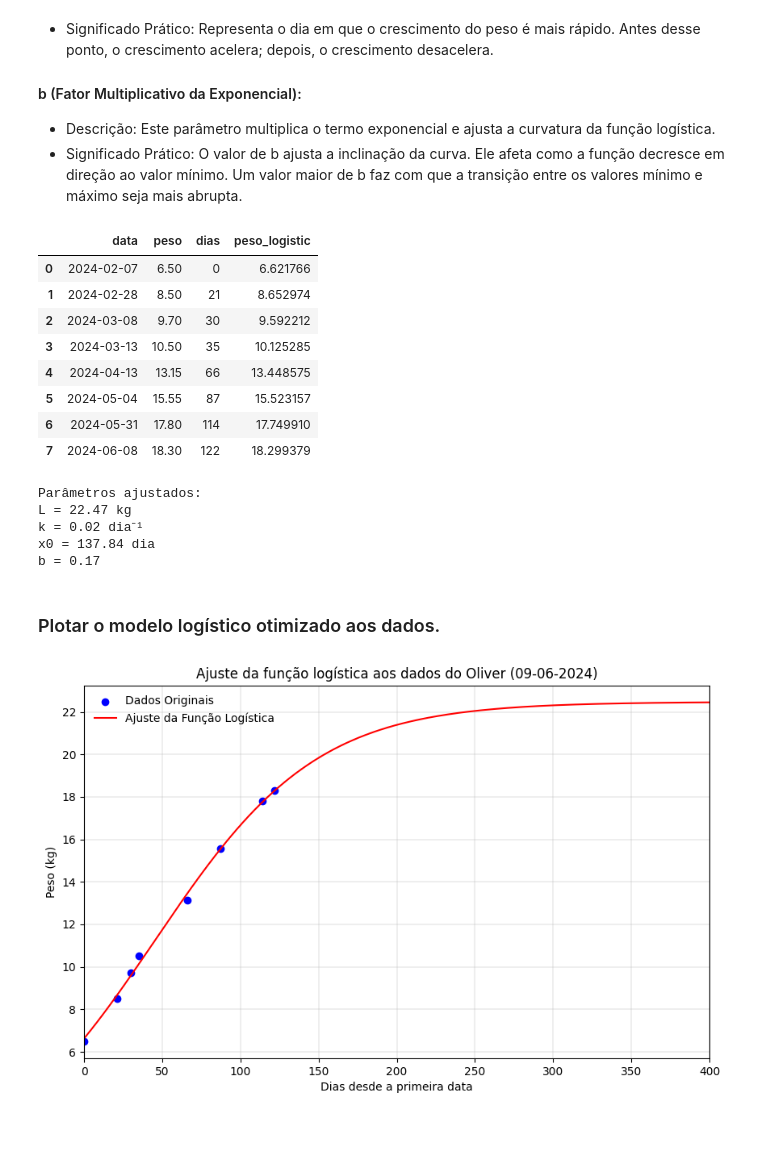
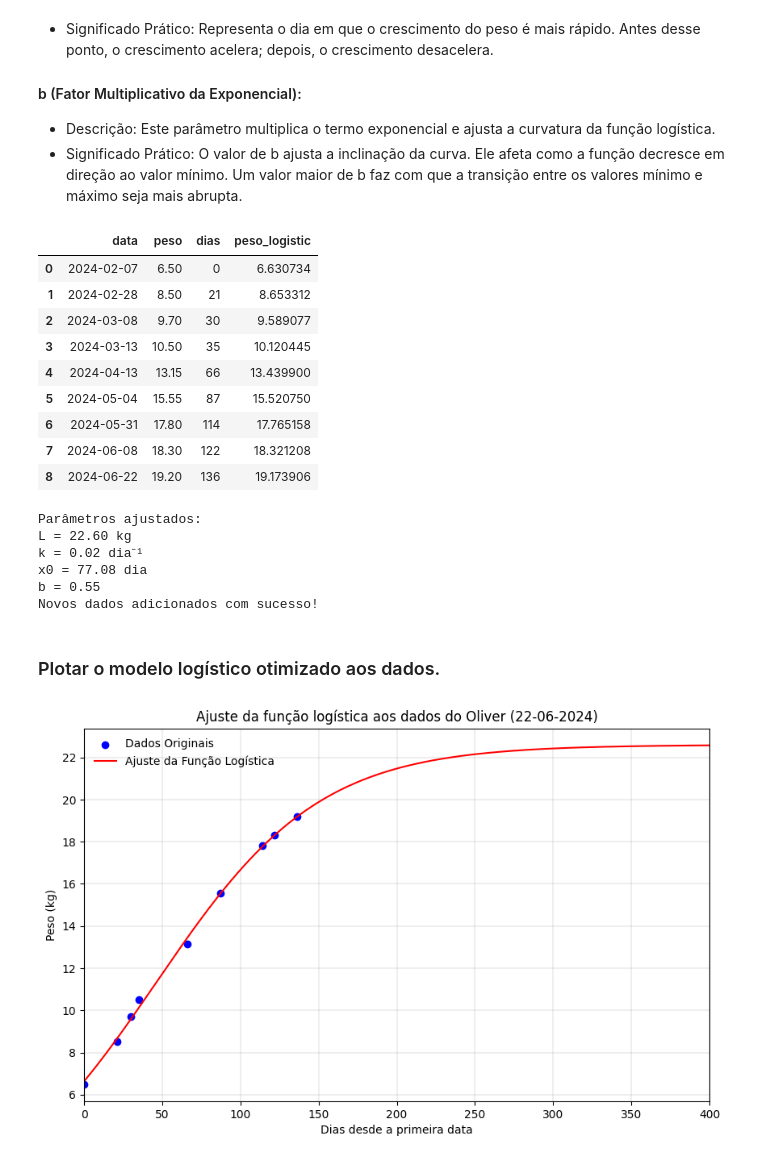
Before and after one commit to willc127/peso_Oliver, a Jupyter notebook: funcao_logistica.ipynb, the cells around one changed output. Drawn from its saved outputs; the diff is of its cells as text; code cells hidden in the pictures; blank space fills up the shorter version.

Commit message:
novo registro e análise com modelo anterior

```diff
--- a/funcao_logistica.ipynb
+++ b/funcao_logistica.ipynb
@@ -73,36 +74,56 @@ def logistic_function(x, L, k, x0, b):
     return L / (1 + b * np.exp(-k * (x - x0)))
 # %%
 # Parâmetros iniciais para o ajuste: L, k, x0, b
-initial_params = [max(y_data), 1, np.median(x_data), 1]
+initial_params = [23, 0.05, np.median(x_data), 0.5]
 
 # Ajustar a função logística aos dados
-params, covariance = curve_fit(logistic_function, x_data, y_data, p0=initial_params)
+params, covariance = curve_fit(logistic_function, x_data, y_data, p0=initial_params, bounds=([0.,0.,0.,0.],[np.Inf,np.Inf,np.Inf,np.Inf]))
 
 # Aplicar a função logística ajustada aos dados
 data['peso_logistic'] = logistic_function(x_data, *params)
 
 # Exibir os registros do DataFrame
 display(data)
 # %% [output]
 |  | data | peso | dias | peso_logistic |
-| 0 | 2024-02-07 | 6.50 | 0 | 6.621766 |
-| 1 | 2024-02-28 | 8.50 | 21 | 8.652974 |
-| 2 | 2024-03-08 | 9.70 | 30 | 9.592212 |
-| 3 | 2024-03-13 | 10.50 | 35 | 10.125285 |
-| 4 | 2024-04-13 | 13.15 | 66 | 13.448575 |
-| 5 | 2024-05-04 | 15.55 | 87 | 15.523157 |
-| 6 | 2024-05-31 | 17.80 | 114 | 17.749910 |
-| 7 | 2024-06-08 | 18.30 | 122 | 18.299379 |
+| 0 | 2024-02-07 | 6.50 | 0 | 6.630734 |
+| 1 | 2024-02-28 | 8.50 | 21 | 8.653312 |
+| 2 | 2024-03-08 | 9.70 | 30 | 9.589077 |
+| 3 | 2024-03-13 | 10.50 | 35 | 10.120445 |
+| 4 | 2024-04-13 | 13.15 | 66 | 13.439900 |
+| 5 | 2024-05-04 | 15.55 | 87 | 15.520750 |
+| 6 | 2024-05-31 | 17.80 | 114 | 17.765158 |
+| 7 | 2024-06-08 | 18.30 | 122 | 18.321208 |
+| 8 | 2024-06-22 | 19.20 | 136 | 19.173906 |
-# %%
-# Parâmetros ajustados
-L, k, x0, b = params
-print(f'Parâmetros ajustados: \nL = {L:.2f} kg\nk = {k:.2f} dia⁻¹\nx0 = {x0:.2f} dia\nb = {b:.2f}')
-# %% [output]
-Parâmetros ajustados:
-L = 22.47 kg
-k = 0.02 dia⁻¹
-x0 = 137.84 dia
-b = 0.17
+# %%
+# Parâmetros ajustados
+L, k, x0, b = params
+print(f'Parâmetros ajustados: \nL = {L:.2f} kg\nk = {k:.2f} dia⁻¹\nx0 = {x0:.2f} dia\nb = {b:.2f}')
+
+# Create a dictionary with the variable names and values
+params_novos = {'L': [L],
+        'k':[k],
+        'x0':[x0],
+        'b':[b],
+        'Data': datetime.now().strftime('%d-'+'%m'+'-%Y')}
+
+# Create a DataFrame from the dictionary
+df = pd.read_csv("parametros.csv")
+
+# Concatena os novos dados com o DataFrame existente
+df = pd.concat([df, pd.DataFrame(params_novos)], ignore_index=True)
+
+# Escrever o DataFrame atualizado de volta para o arquivo CSV
+df.to_csv("parametros.csv", index=False)
+
+print("Novos dados adicionados com sucesso!")
+# %% [output]
+Parâmetros ajustados:
+L = 22.60 kg
+k = 0.02 dia⁻¹
+x0 = 77.08 dia
+b = 0.55
+Novos dados adicionados com sucesso!
 # %% [markdown]
 ### Plotar o modelo logístico otimizado aos dados.
 # %%
@@ -122,4 +143,4 @@ plt.grid(True,which='both', axis='both', linestyle='-', linewidth=0.3)
 plt.savefig('peso_Oliver_' + datetime.now().strftime('%d-'+'%m'+'-%Y') + '.png')
 plt.show()
 # %% [output]
-[figure, old version]
+[figure, new version]
```
Also changed, not shown: parts of 2 cells of this notebook, 4 other files.
